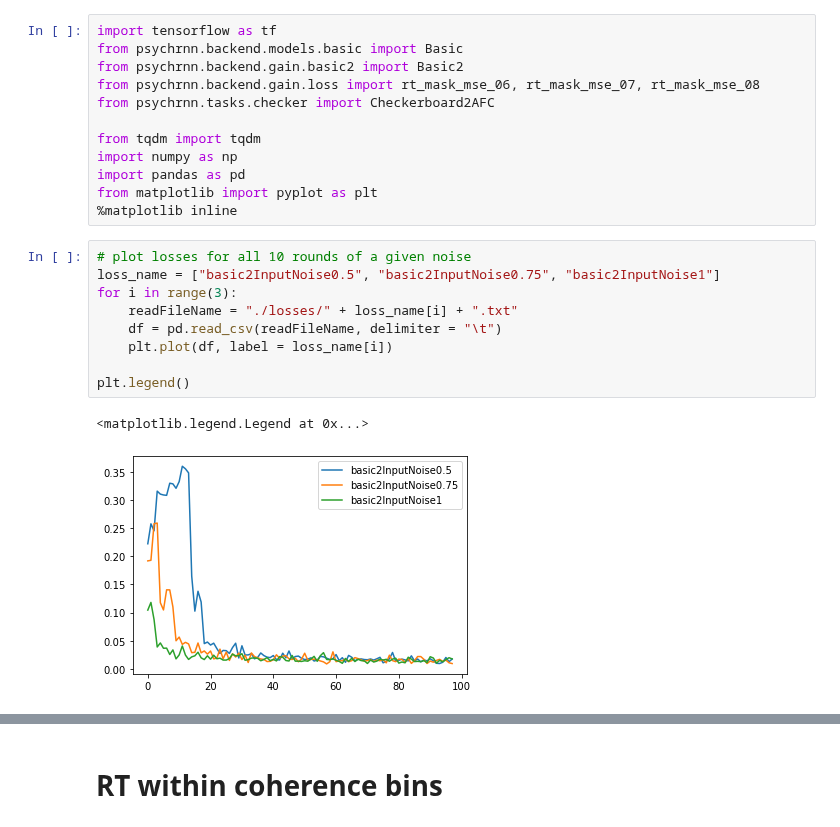
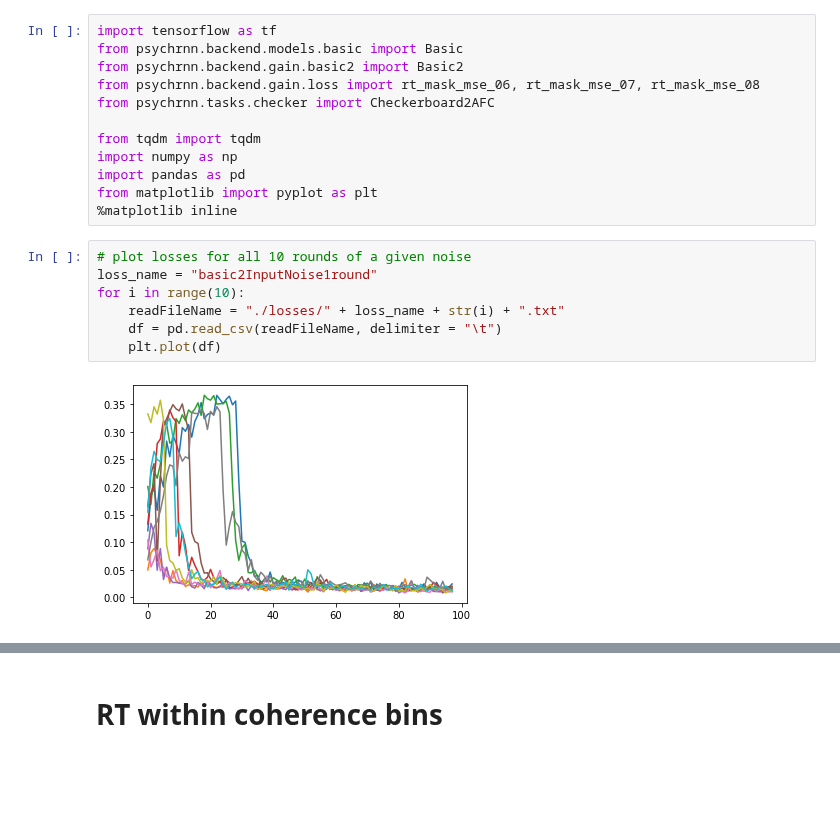
Before and after one commit to trustyuke/PsychRNN, a Jupyter notebook: analyzeInputNoise.ipynb, the cells around one changed output, grey strips where cells are left out. Cells and saved outputs as stored; diff of their text form; blank space fills up the shorter version.

```diff
--- a/analyzeInputNoise.ipynb
+++ b/analyzeInputNoise.ipynb
@@ -12,15 +12,12 @@ from matplotlib import pyplot as plt
 %matplotlib inline
 # %%
 # plot losses for all 10 rounds of a given noise
-loss_name = ["basic2InputNoise0.5", "basic2InputNoise0.75", "basic2InputNoise1"]
-for i in range(3):
-    readFileName = "./losses/" + loss_name[i] + ".txt"
+loss_name = "basic2InputNoise1round"
+for i in range(10):
+    readFileName = "./losses/" + loss_name + str(i) + ".txt"
     df = pd.read_csv(readFileName, delimiter = "\t")
-    plt.plot(df, label = loss_name[i])
-
-plt.legend()
+    plt.plot(df)
 # %% [output]
-<matplotlib.legend.Legend at 0x...>
-[figure, old version]
+[figure, new version]
 # %%
 # plot session summary for all 10 rounds of a given noise
```
Also changed, not shown: parts of 1 cell of this notebook, 14 other files.
